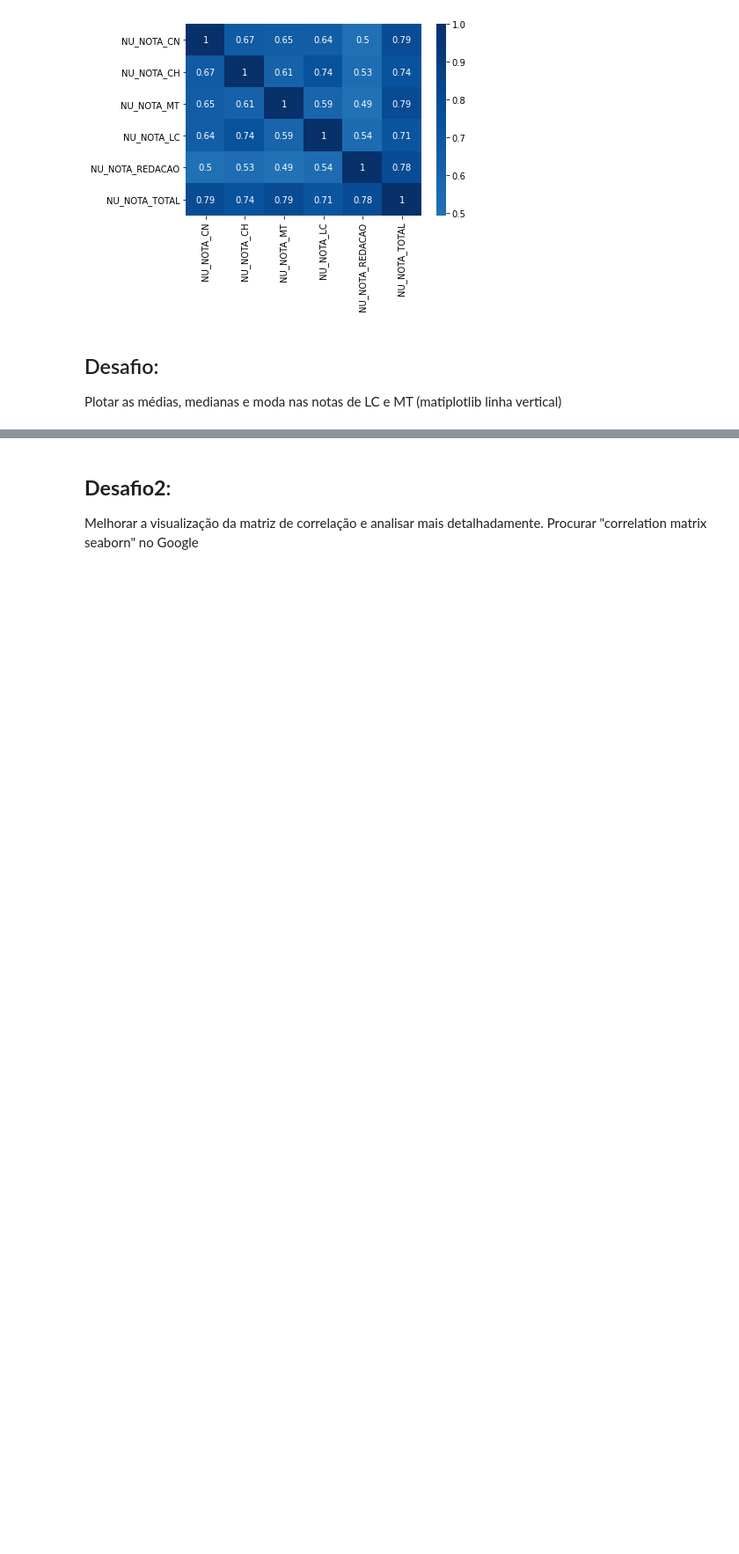
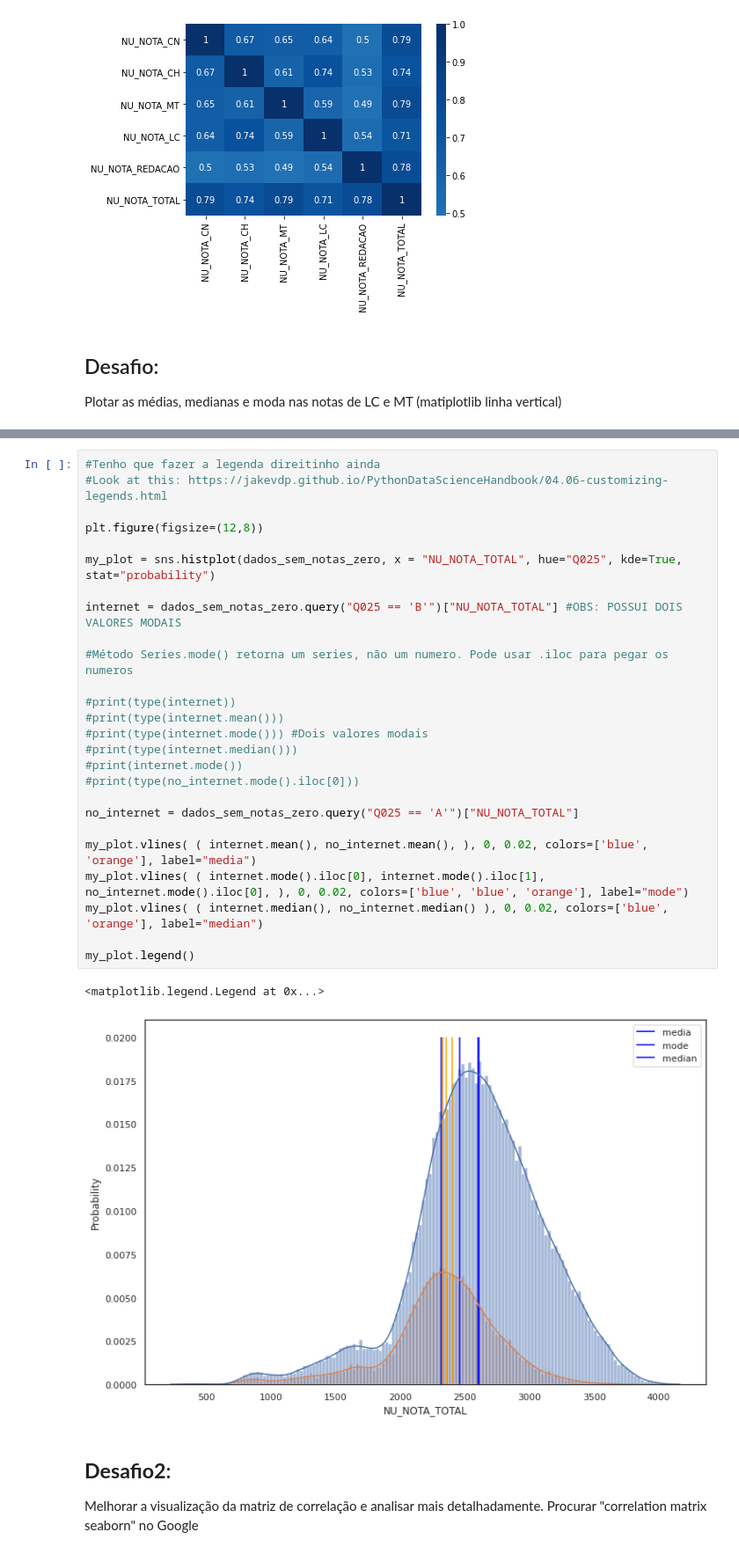
Before and after one commit to gavieira/imersao-dados-2-2020, a Jupyter notebook: Aula03.ipynb, the cells around one changed output, grey strips where cells are left out. Shown at 88% size. Saved outputs shown, nothing was run; the diff lists cells and outputs as text; blank space fills up the shorter version.

```diff
--- a/Aula03.ipynb
+++ b/Aula03.ipynb
@@ -176,3 +198,32 @@ Plotar as médias, medianas e moda nas notas de LC e MT (matiplotlib linha verti
+# %%
+#Tenho que fazer a legenda direitinho ainda
+#Look at this: https://jakevdp.github.io/PythonDataScienceHandbook/04.06-customizing-legends.html
+
+plt.figure(figsize=(12,8))
+
+my_plot = sns.histplot(dados_sem_notas_zero, x = "NU_NOTA_TOTAL", hue="Q025", kde=True, stat="probability")
+
+internet = dados_sem_notas_zero.query("Q025 == 'B'")["NU_NOTA_TOTAL"] #OBS: POSSUI DOIS VALORES MODAIS
+
+#Método Series.mode() retorna um series, não um numero. Pode usar .iloc para pegar os numeros
+
+#print(type(internet))
+#print(type(internet.mean()))
+#print(type(internet.mode())) #Dois valores modais
+#print(type(internet.median()))
+#print(internet.mode())
+#print(type(no_internet.mode().iloc[0]))
+
+no_internet = dados_sem_notas_zero.query("Q025 == 'A'")["NU_NOTA_TOTAL"]
+
+my_plot.vlines( ( internet.mean(), no_internet.mean(), ), 0, 0.02, colors=['blue', 'orange'], label="media")
+my_plot.vlines( ( internet.mode().iloc[0], internet.mode().iloc[1], no_internet.mode().iloc[0], ), 0, 0.02, colors=['blue', 'blue', 'orange'], label="mode")
+my_plot.vlines( ( internet.median(), no_internet.median() ), 0, 0.02, colors=['blue', 'orange'], label="median")
+
+my_plot.legend()
+# %% [output]
+<matplotlib.legend.Legend at 0x...>
+[figure, added]
 # %% [markdown]
 ## **Desafio2**:
 
```
Also changed, not shown: parts of 5 cells of this notebook.
